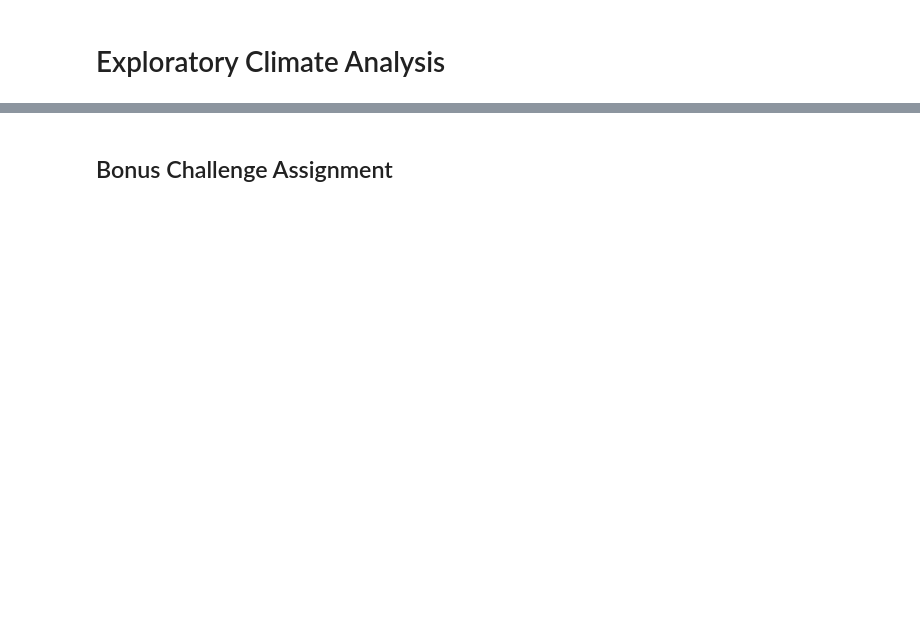
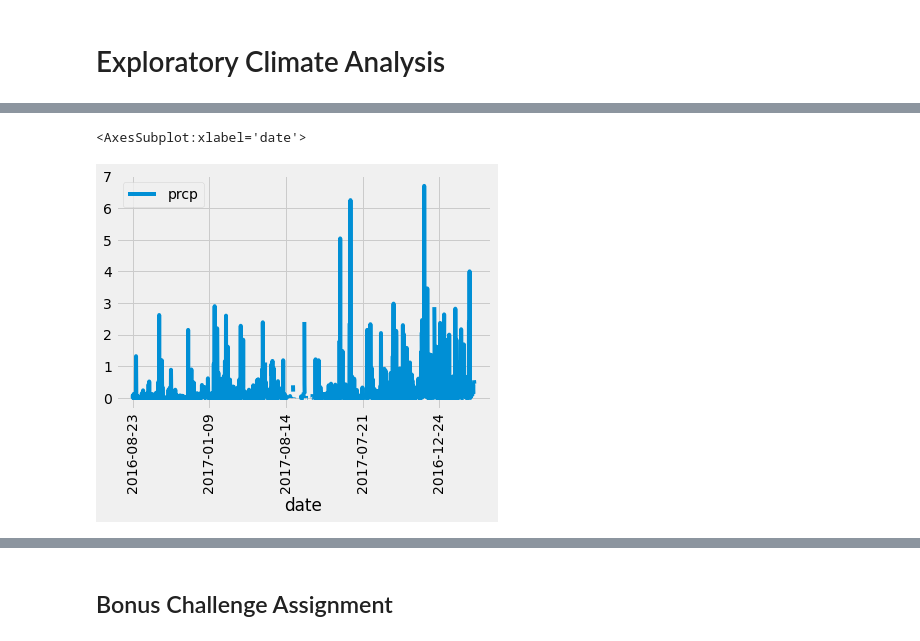
Before and after one commit to sabrinasaleh/sqlalchemy-challenge, a Jupyter notebook: climate_starter.ipynb, the cells around one changed output, grey strips where cells are left out. Drawn from its saved outputs; the diff is of its cells as text; code cells hidden in the pictures; blank space fills up the shorter version.

```diff
--- a/climate_starter.ipynb
+++ b/climate_starter.ipynb
@@ -45,2 +91,8 @@ engine = create_engine("sqlite:///Resources/hawaii.sqlite")
+# %%
+# Use Pandas Plotting with Matplotlib to plot the data
+year_prcp_df.plot(x="date", y="prcp", rot=90)
+# %% [output]
+<AxesSubplot:xlabel='date'>
+[figure, added]
 # %%
 # Use Pandas to calcualte the summary statistics for the precipitation data
```
Also changed, not shown: parts of 14 cells of this notebook.
